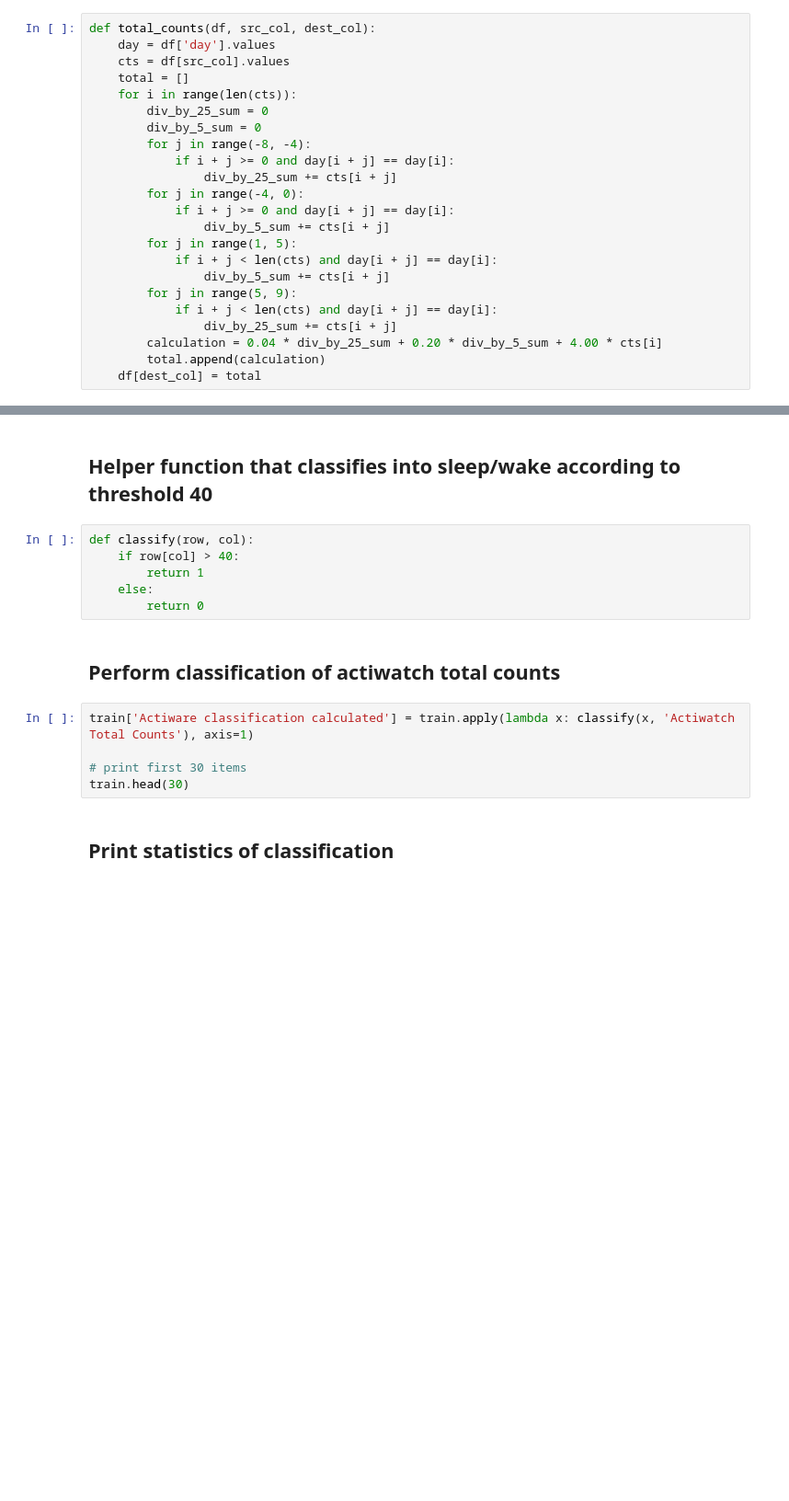
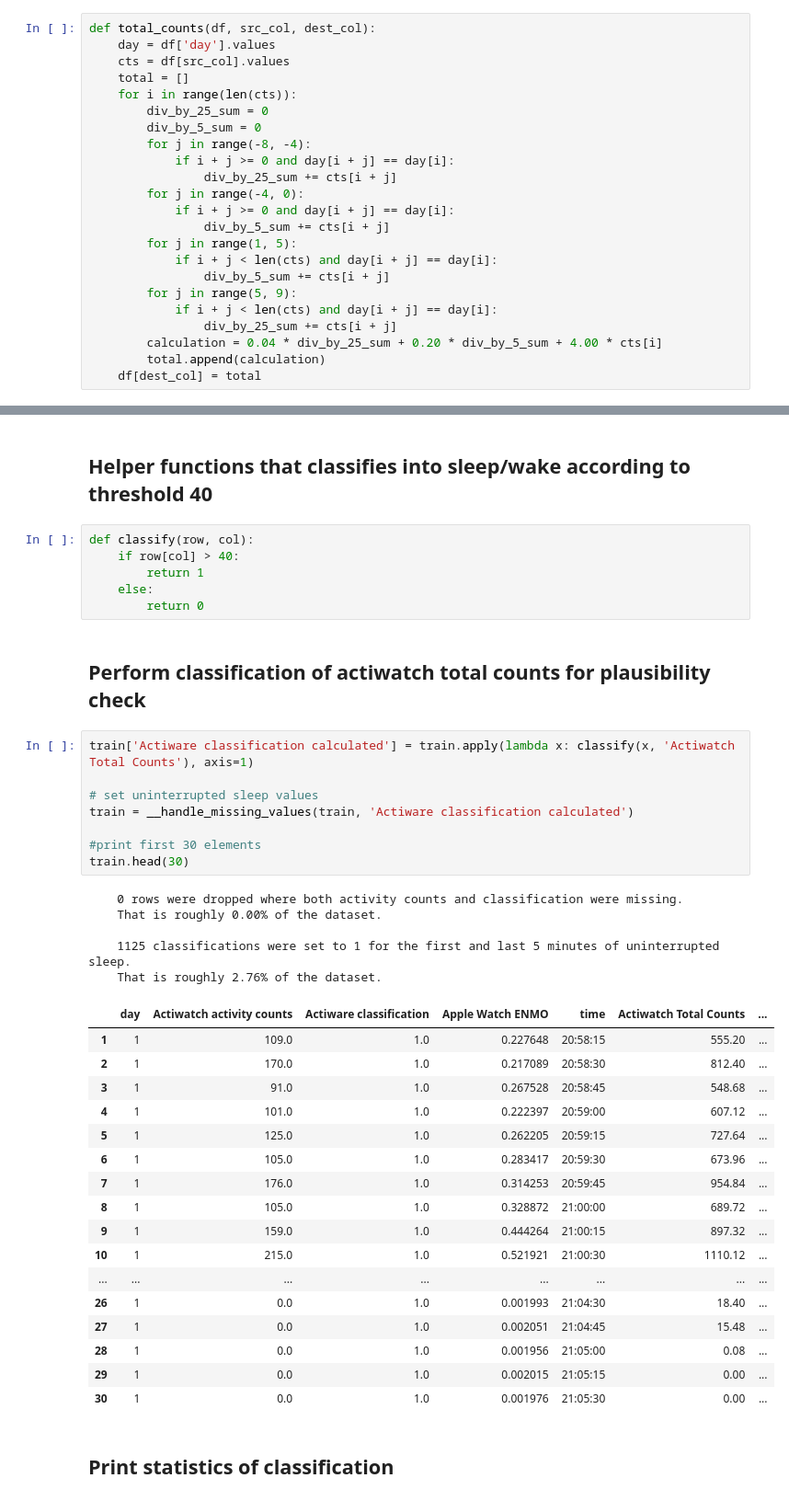
Before and after one commit to notallheroeswearcapes/ifn646_group9, a Jupyter notebook: submission.ipynb, the cells around one changed output, grey strips where cells are left out. Shown at 92% size. Drawn from its saved outputs; the diff is of its cells as text; blank space fills up the shorter version.

```diff
--- a/submission.ipynb
+++ b/submission.ipynb
@@ -89,5 +96,5 @@ train
 # %% [markdown]
-## Helper function that classifies into sleep/wake according to threshold 40
+## Helper functions that classifies into sleep/wake according to threshold 40
 # %%
 def classify(row, col):
     if row[col] > 40:
@@ -95,12 +102,38 @@ def classify(row, col):
     else:
         return 0
 # %% [markdown]
-## Perform classification of actiwatch total counts
+## Perform classification of actiwatch total counts for plausibility check
 # %%
 train['Actiware classification calculated'] = train.apply(lambda x: classify(x, 'Actiwatch Total Counts'), axis=1)
 
-# print first 30 items
+# set uninterrupted sleep values
+train = __handle_missing_values(train, 'Actiware classification calculated')
+
+#print first 30 elements
 train.head(30)
+# %% [output]
+    0 rows were dropped where both activity counts and classification were missing.
+    That is roughly 0.00% of the dataset.
+
+    1125 classifications were set to 1 for the first and last 5 minutes of uninterrupted sleep.
+    That is roughly 2.76% of the dataset.
+|  | day | Actiwatch activity counts | Actiware classification | Apple Watch ENMO | time | Actiwatch Total Counts | ... |
+| 1 | 1 | 109.0 | 1.0 | 0.227648 | 20:58:15 | 555.20 | ... |
+| 2 | 1 | 170.0 | 1.0 | 0.217089 | 20:58:30 | 812.40 | ... |
+| 3 | 1 | 91.0 | 1.0 | 0.267528 | 20:58:45 | 548.68 | ... |
+| 4 | 1 | 101.0 | 1.0 | 0.222397 | 20:59:00 | 607.12 | ... |
+| 5 | 1 | 125.0 | 1.0 | 0.262205 | 20:59:15 | 727.64 | ... |
+| 6 | 1 | 105.0 | 1.0 | 0.283417 | 20:59:30 | 673.96 | ... |
+| 7 | 1 | 176.0 | 1.0 | 0.314253 | 20:59:45 | 954.84 | ... |
+| 8 | 1 | 105.0 | 1.0 | 0.328872 | 21:00:00 | 689.72 | ... |
+| 9 | 1 | 159.0 | 1.0 | 0.444264 | 21:00:15 | 897.32 | ... |
+| 10 | 1 | 215.0 | 1.0 | 0.521921 | 21:00:30 | 1110.12 | ... |
+| ... | ... | ... | ... | ... | ... | ... | ... |
+| 26 | 1 | 0.0 | 1.0 | 0.001993 | 21:04:30 | 18.40 | ... |
+| 27 | 1 | 0.0 | 1.0 | 0.002051 | 21:04:45 | 15.48 | ... |
+| 28 | 1 | 0.0 | 1.0 | 0.001956 | 21:05:00 | 0.08 | ... |
+| 29 | 1 | 0.0 | 1.0 | 0.002015 | 21:05:15 | 0.00 | ... |
+| 30 | 1 | 0.0 | 1.0 | 0.001976 | 21:05:30 | 0.00 | ... |
 # %% [markdown]
 ## Print statistics of classification
 # %%
```
Also changed, not shown: parts of 40 cells of this notebook.
